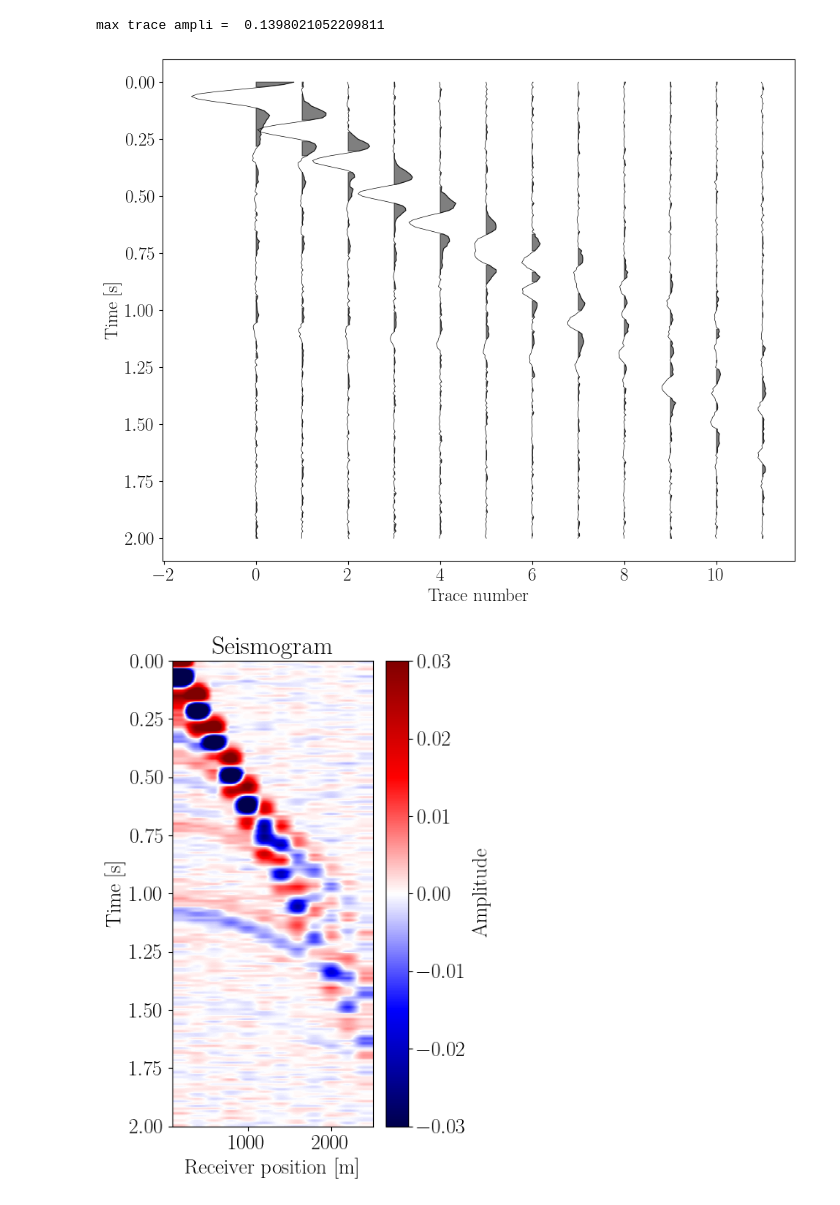
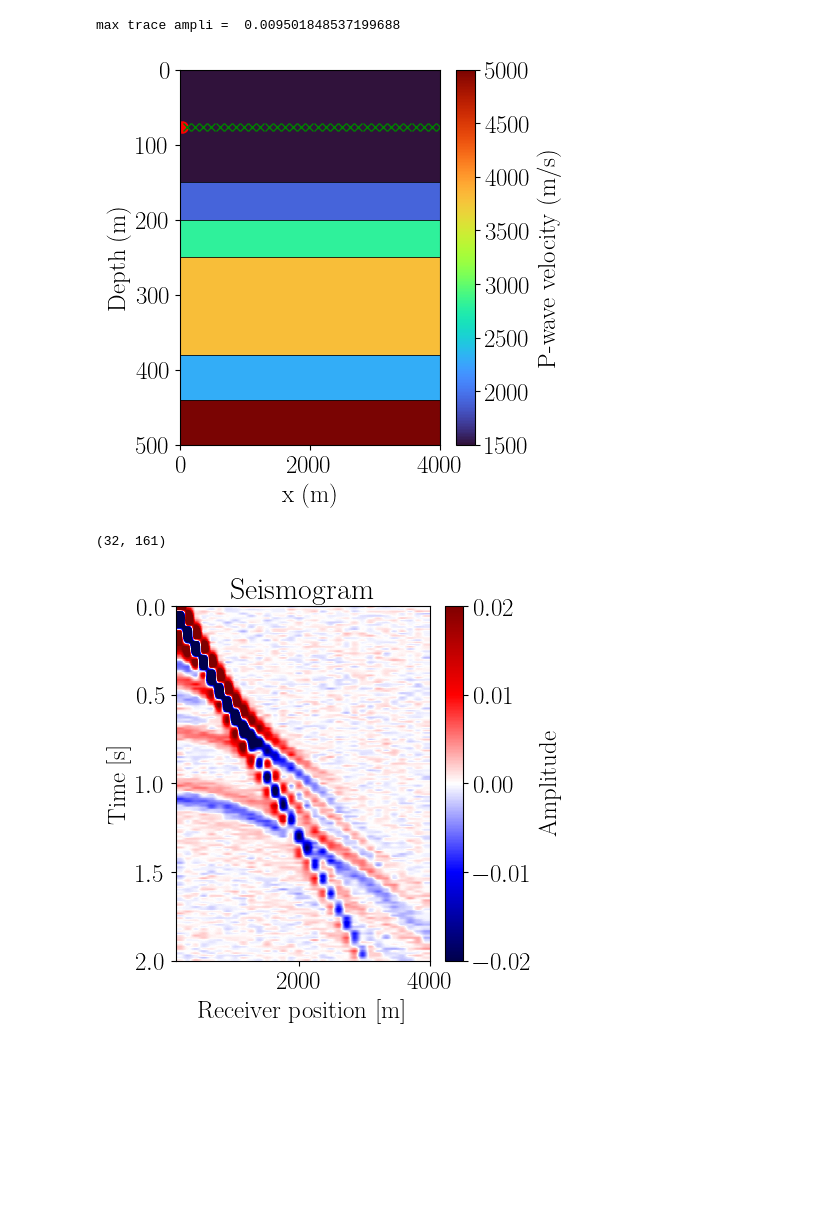
Before and after one commit to pmarchne/reflectivity-acoustic, a Jupyter notebook: notebooks/MCMC.ipynb, the cells around one changed output. Drawn from its saved outputs; the diff is of its cells as text; code cells hidden in the pictures; blank space fills up the shorter version.

```diff
--- a/notebooks/MCMC.ipynb
+++ b/notebooks/MCMC.ipynb
@@ -34,6 +15,5 @@ r : rank-2 array('G') with bounds (nw,nkq)
 # %%
-vps_ref = np.array([1500., 1900., 2800., 3800., 2300., 5500.])
-#mu = np.array([1500., 2500., 3000., 3000., 3500.])
+vps_ref = np.array([1500., 1900., 2800., 3800., 2300., 5000.])
 hs_ref = np.array([150.0, 200.0, 250.0, 380.0, 440.0, 500.0])
 rhos_ref = np.array([2000.0, 2000.0, 2000.0, 2000.0, 2000.0, 2000.0])
 layers_ref = create_layers(hs_ref, vps_ref, rhos_ref)
@@ -41,26 +21,30 @@ layers_ref = create_layers(hs_ref, vps_ref, rhos_ref)
 # configuration
 fs = False
 total_time = 2.0    # seconds
-f0 = 6.0            # Ricker central frequency (Hz)
+f0 = 5.0            # Ricker central frequency (Hz)
 f_max = 8.0 * f0    # practical Ricker cutoff
 # Nyquist frequency for f_max
 dt = 1/(2.*f_max)
 nfft = 2**int(np.ceil(np.log2(total_time/dt)))
 nfft *= 2 # zero-padding to ensure late wrap-around
 nt = int(total_time / dt) + 1
-param = Parameters(total_time=total_time, nt=nt, f0=f0, nfft=nfft, epsilon=1.0)
+param = Parameters(total_time=total_time, nt=nt, f0=f0, nfft=nfft, epsilon=0.5)
 # acquisition
 sources = [(30., 76.)]
-Nr = 12 #
-x_receivers = np.linspace(100.0, 2500.0, Nr)
+Nr = 32 #
+x_receivers = np.linspace(100.0, 4000.0, Nr)
+
 receivers = [(x, 76.0) for x in x_receivers]
+#Nr=2
+#receivers = [(1000., 76.0), (2000.0, 76.)]
+#x_receivers = np.array([1000., 2000.])
 acq = Acquisition(sources, receivers)
-nquad = 64 # 512
+nquad = 64
 # %%
 d_obs = forward(layers_ref, acq, param, nq_prop=nquad, free_surface=fs)
 
-ampli = np.max(np.abs(d_obs))
-noise_level = 0.01 #0.001  # 1% noise
+ampli = np.sqrt(np.mean(d_obs**2))
+noise_level = 0.1 #0.001  # 1% noise
 std_noise = noise_level * ampli
 
 print('max trace ampli = ', ampli)
@@ -72,14 +56,21 @@ noise = np.random.normal(
     )
 d_obs_noise = d_obs + noise
 # %% [output]
-max trace ampli =  0.1398021052209811
+max trace ampli =  0.009501848537199688
+# %%
+from src.plot.plot_tools import plot_layered_config
+plot_layered_config(layers_ref, xrecvs=acq.xr, xs=sources, cmap='turbo')
+#plt.savefig('layered_config.png', dpi=300)
+# %% [output]
+[figure, added]
 # %%
 from src.plot.plot_tools import plot_wiggle_traces, plot_seismogram
-plot_wiggle_traces(d_obs_noise[0, :, :], xrecvs=x_receivers, time=param.time, trace_step=1, scale=10.)
-plot_seismogram(d_obs_noise.T, x_receivers, param.time, vmin=-0.03, vmax=0.03, ncolors=256, figsize=(5,7))
+#plot_wiggle_traces(d_obs_noise[0, :, :], xrecvs=x_receivers, time=param.time, trace_step=1, scale=10.)
+print(d_obs[0, :, :].shape)
+plot_seismogram(d_obs_noise.T, x_receivers, param.time, vmin=-0.02, vmax=0.02, ncolors=256, figsize=(5,5))
 # %% [output]
+(32, 161)
-[figure, old version]
+[figure, new version]
-[figure, removed]
 # %%
 from scipy.linalg import cho_factor, cho_solve
 
```
Also changed, not shown: parts of 14 cells of this notebook, 4 other files.
